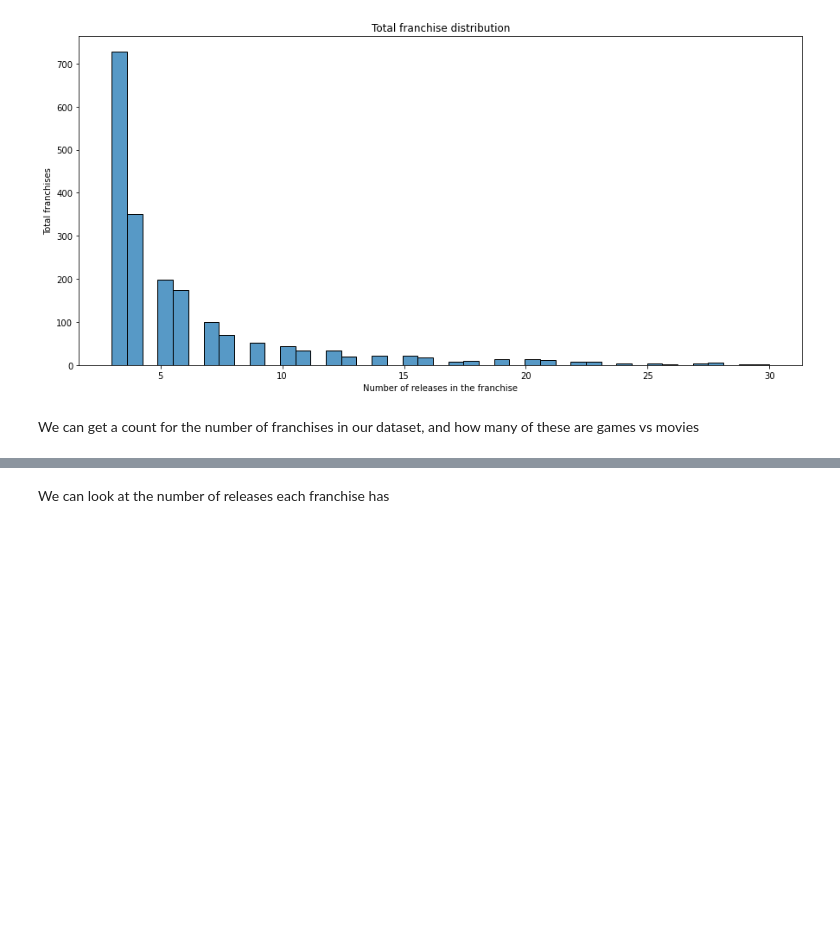
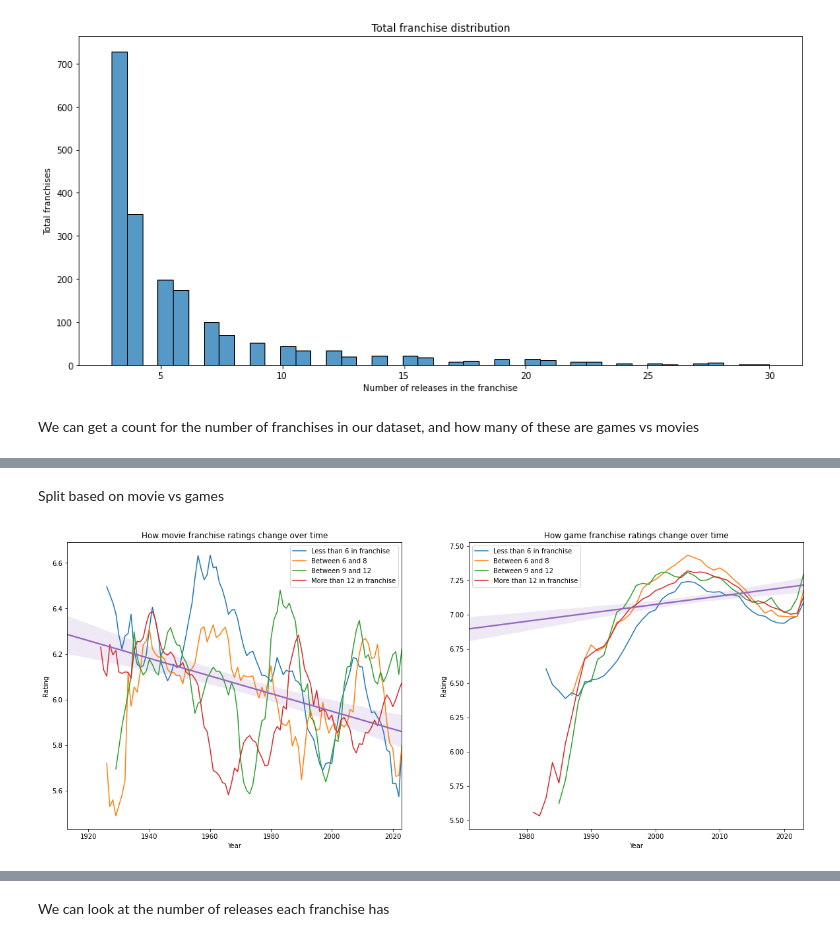
Before and after one commit to adambrennan150/Franchises, a Jupyter notebook: RQ1.ipynb, the cells around one changed output, grey strips where cells are left out. Drawn from its saved outputs; the diff is of its cells as text; code cells hidden in the pictures; blank space fills up the shorter version.

```diff
--- a/RQ1.ipynb
+++ b/RQ1.ipynb
@@ -99,0 +144,32 @@ sns.regplot(data=df, x='year', y='rating_average', order=1, scatter=False)
+# %% [markdown]
+Split based on movie vs games
+# %%
+fig, axs = plt.subplots(1, 2, figsize=(20, 8))
+
+# plot for movies
+movies_df = df[df['type'] == 'movie']
+movies_df[movies_df['franchise_count'] < 6].groupby('year')['rating_average'].mean().rolling(10).mean().plot(ax=axs[0], label='Less than 6 in franchise')
+movies_df[(movies_df['franchise_count'] >= 6) & (movies_df['franchise_count'] < 9)].groupby('year')['rating_average'].mean().rolling(10).mean().plot(ax=axs[0], label='Between 6 and 8')
+movies_df[(movies_df['franchise_count'] >= 9) & (movies_df['franchise_count'] < 13)].groupby('year')['rating_average'].mean().rolling(10).mean().plot(ax=axs[0], label='Between 9 and 12')
+movies_df[movies_df['franchise_count'] >= 13].groupby('year')['rating_average'].mean().rolling(10).mean().plot(ax=axs[0], label='More than 12 in franchise')
+sns.regplot(data=movies_df, x='year', y='rating_average', order=1, scatter=False, ax=axs[0])
+axs[0].set_title('How movie franchise ratings change over time')
+axs[0].set_xlabel('Year')
+axs[0].set_ylabel('Rating')
+axs[0].legend()
+
+# plot for games
+games_df = df[df['type'] == 'game']
+games_df[games_df['franchise_count'] < 6].groupby('year')['rating_average'].mean().rolling(10).mean().plot(ax=axs[1], label='Less than 6 in franchise')
+games_df[(games_df['franchise_count'] >= 6) & (games_df['franchise_count'] < 9)].groupby('year')['rating_average'].mean().rolling(10).mean().plot(ax=axs[1], label='Between 6 and 8')
+games_df[(games_df['franchise_count'] >= 9) & (games_df['franchise_count'] < 13)].groupby('year')['rating_average'].mean().rolling(10).mean().plot(ax=axs[1], label='Between 9 and 12')
+games_df[games_df['franchise_count'] >= 13].groupby('year')['rating_average'].mean().rolling(10).mean().plot(ax=axs[1], label='More than 12 in franchise')
+sns.regplot(data=games_df, x='year', y='rating_average', order=1, scatter=False, ax=axs[1])
+axs[1].set_title('How game franchise ratings change over time')
+axs[1].set_xlabel('Year')
+axs[1].set_ylabel('Rating')
+axs[1].legend()
+
+plt.show()
+# %% [output]
+[figure, added]
```
Also changed, not shown: parts of 37 cells of this notebook.
